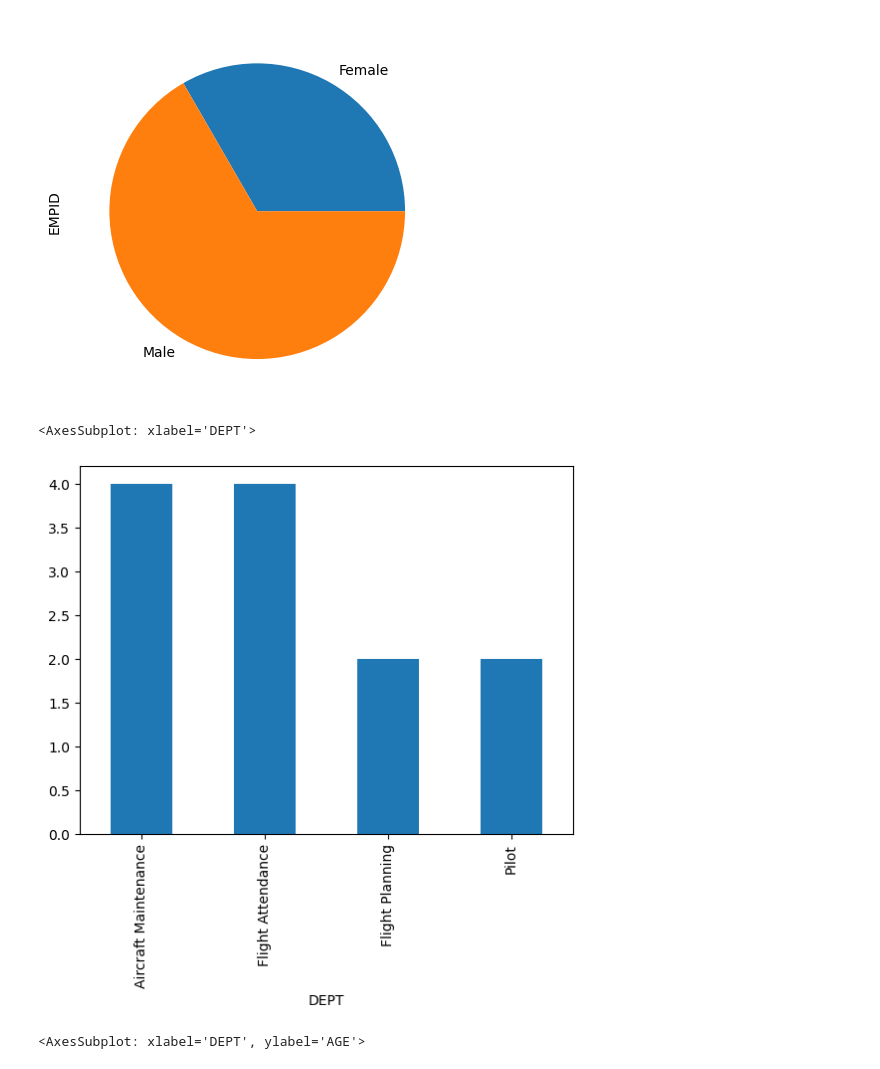
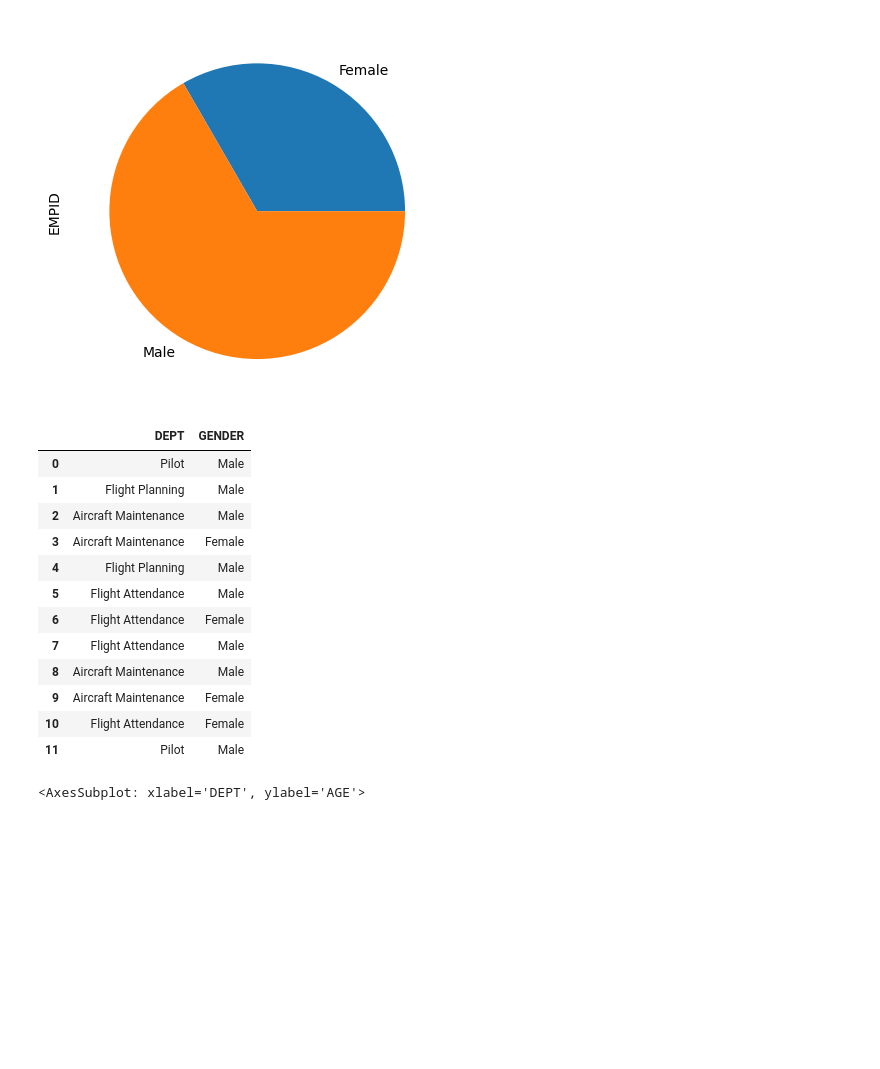
Before and after one commit to devmountaintechfest/hackathon-season2, a Jupyter notebook: main-visualize.ipynb, the cells around one changed output. Drawn from its saved outputs; the diff is of its cells as text; code cells hidden in the pictures; blank space fills up the shorter version.

```diff
--- a/main-visualize.ipynb
+++ b/main-visualize.ipynb
@@ -37,11 +37,22 @@ df2.groupby(['GENDER'])['EMPID'].count().plot.pie()
 <AxesSubplot: ylabel='EMPID'>
 [figure]
 # %%
-df3 = df1[['DEPT','GENDER']]
-df3.groupby(['DEPT'])['GENDER'].count().plot.bar()
+df3 = df1[['DEPT','GENDER', 'EMPID']]
+df3.groupby(['DEPT', 'GENDER'])['EMPID'].count().plot.barh()
 # %% [output]
-<AxesSubplot: xlabel='DEPT'>
-[figure, removed]
+|  | DEPT | GENDER |
+| 0 | Pilot | Male |
+| 1 | Flight Planning | Male |
+| 2 | Aircraft Maintenance | Male |
+| 3 | Aircraft Maintenance | Female |
+| 4 | Flight Planning | Male |
+| 5 | Flight Attendance | Male |
+| 6 | Flight Attendance | Female |
+| 7 | Flight Attendance | Male |
+| 8 | Aircraft Maintenance | Male |
+| 9 | Aircraft Maintenance | Female |
+| 10 | Flight Attendance | Female |
+| 11 | Pilot | Male |
 # %%
 df4 = df1[['DEPT','AGE']]
 df4.groupby(['DEPT'])['AGE'].max().plot.bar(ylabel='AGE')
```
Also changed, not shown: 2 other files.
